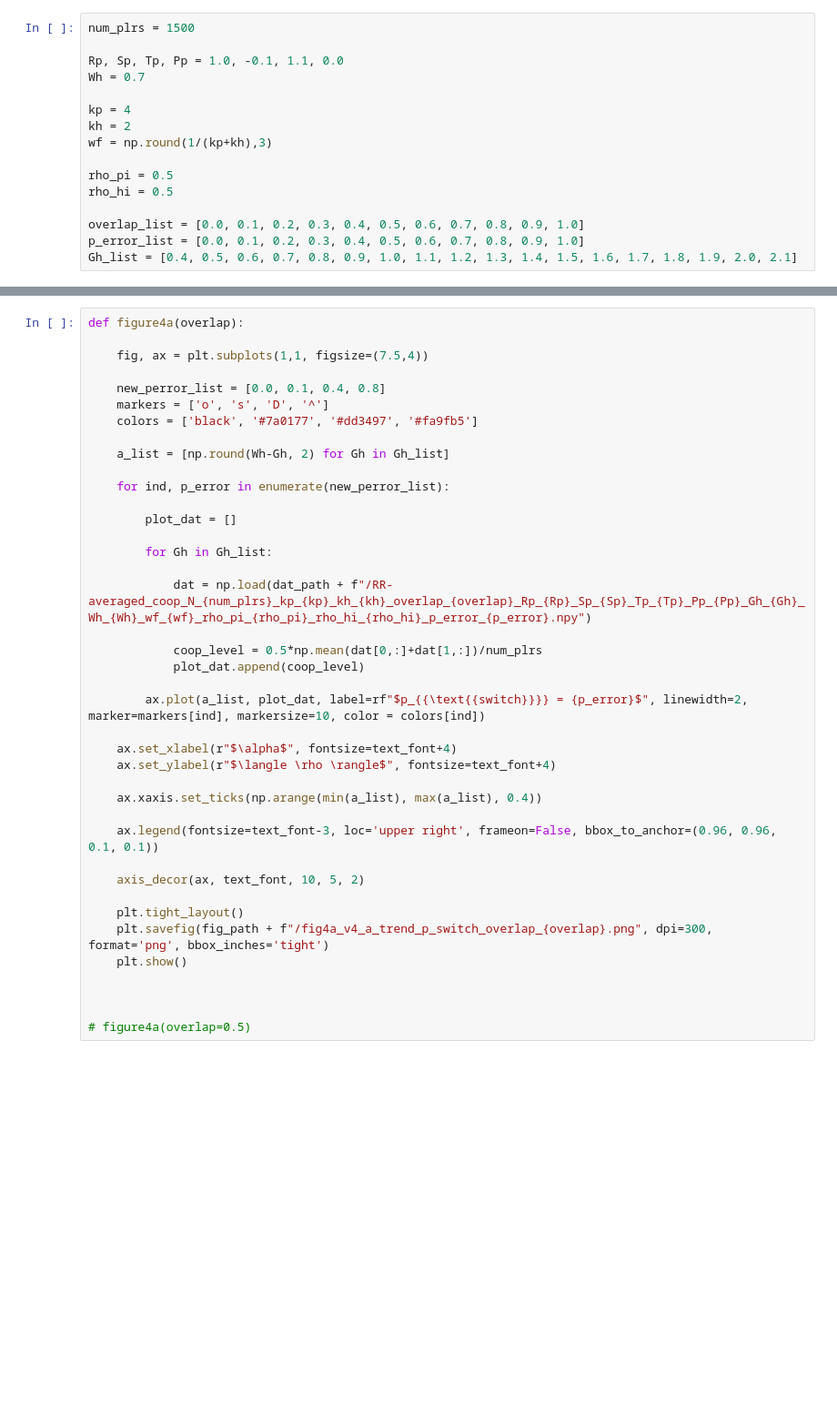
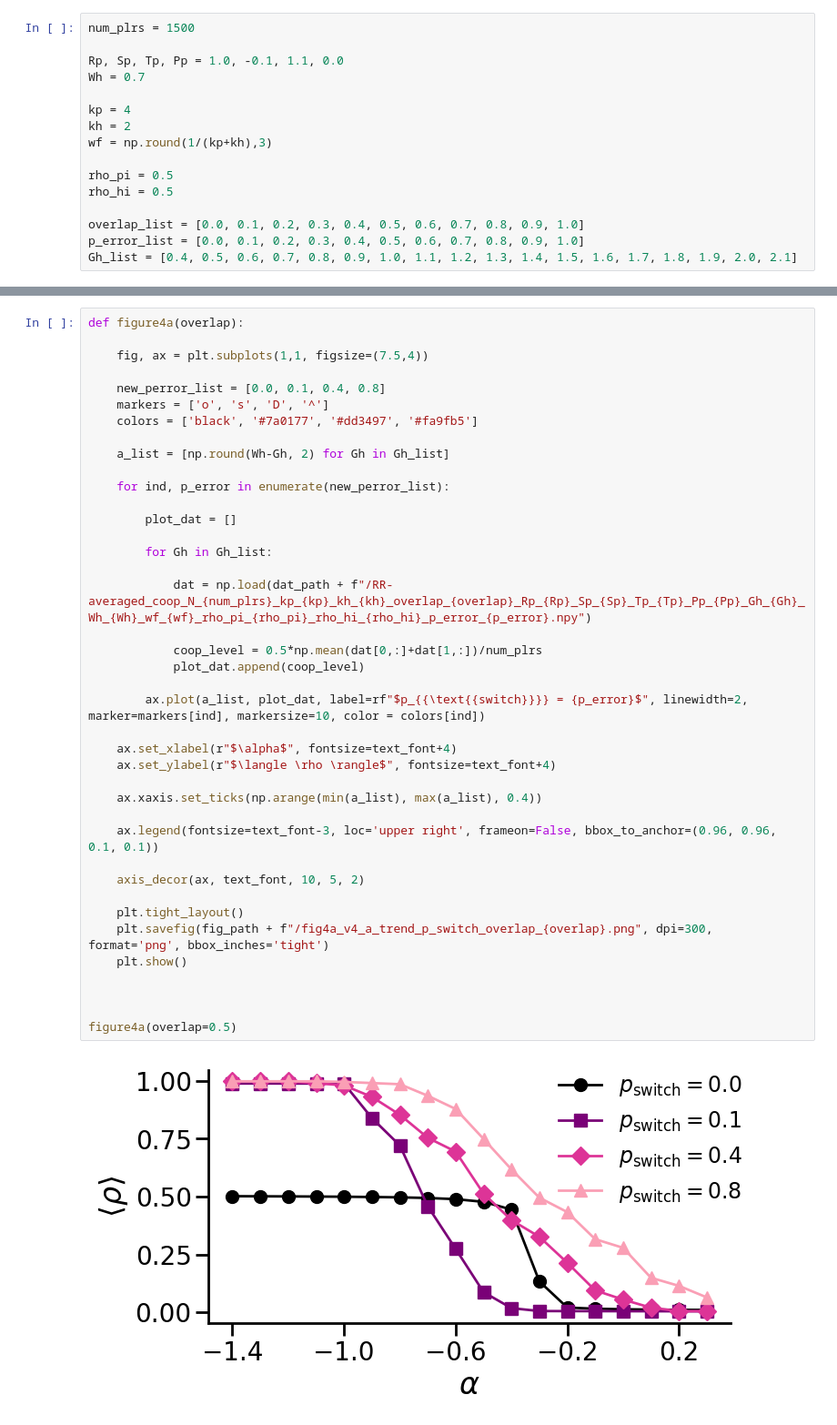
Before and after one commit to sadekar-onkar/overlap-ho-game, a Jupyter notebook: scripts/figures_plot.ipynb, the cells around one changed output, grey strips where cells are left out. Shown: that part at 91% size. Drawn from its saved outputs; the diff is of its cells as text; blank space fills up the shorter version.

```diff
--- a/scripts/figures_plot.ipynb
+++ b/scripts/figures_plot.ipynb
@@ -218,34 +222,36 @@ def figure4a(overlap):
 	a_list = [np.round(Wh-Gh, 2) for Gh in Gh_list]
 
 	for ind, p_error in enumerate(new_perror_list):
 
 		plot_dat = []
 
 		for Gh in Gh_list:
 
 			dat = np.load(dat_path + f"/RR-averaged_coop_N_{num_plrs}_kp_{kp}_kh_{kh}_overlap_{overlap}_Rp_{Rp}_Sp_{Sp}_Tp_{Tp}_Pp_{Pp}_Gh_{Gh}_Wh_{Wh}_wf_{wf}_rho_pi_{rho_pi}_rho_hi_{rho_hi}_p_error_{p_error}.npy")
 
 			coop_level = 0.5*np.mean(dat[0,:]+dat[1,:])/num_plrs
 			plot_dat.append(coop_level)
 
 		ax.plot(a_list, plot_dat, label=rf"$p_{{\text{{switch}}}} = {p_error}$", linewidth=2, marker=markers[ind], markersize=10, color = colors[ind])
 
 	ax.set_xlabel(r"$\alpha$", fontsize=text_font+4)
 	ax.set_ylabel(r"$\langle \rho \rangle$", fontsize=text_font+4)
 
 	ax.xaxis.set_ticks(np.arange(min(a_list), max(a_list), 0.4))
 
 	ax.legend(fontsize=text_font-3, loc='upper right', frameon=False, bbox_to_anchor=(0.96, 0.96, 0.1, 0.1))
 
 	axis_decor(ax, text_font, 10, 5, 2)
 
 	plt.tight_layout()
 	plt.savefig(fig_path + f"/fig4a_v4_a_trend_p_switch_overlap_{overlap}.png", dpi=300, format='png', bbox_inches='tight')
 	plt.show()
 
 
 
-# figure4a(overlap=0.5)
+figure4a(overlap=0.5)
+# %% [output]
+[figure, added]
 # %%
 def figure4b(p_error, colormap):
 
```
Also changed, not shown: parts of 4 cells of this notebook.
